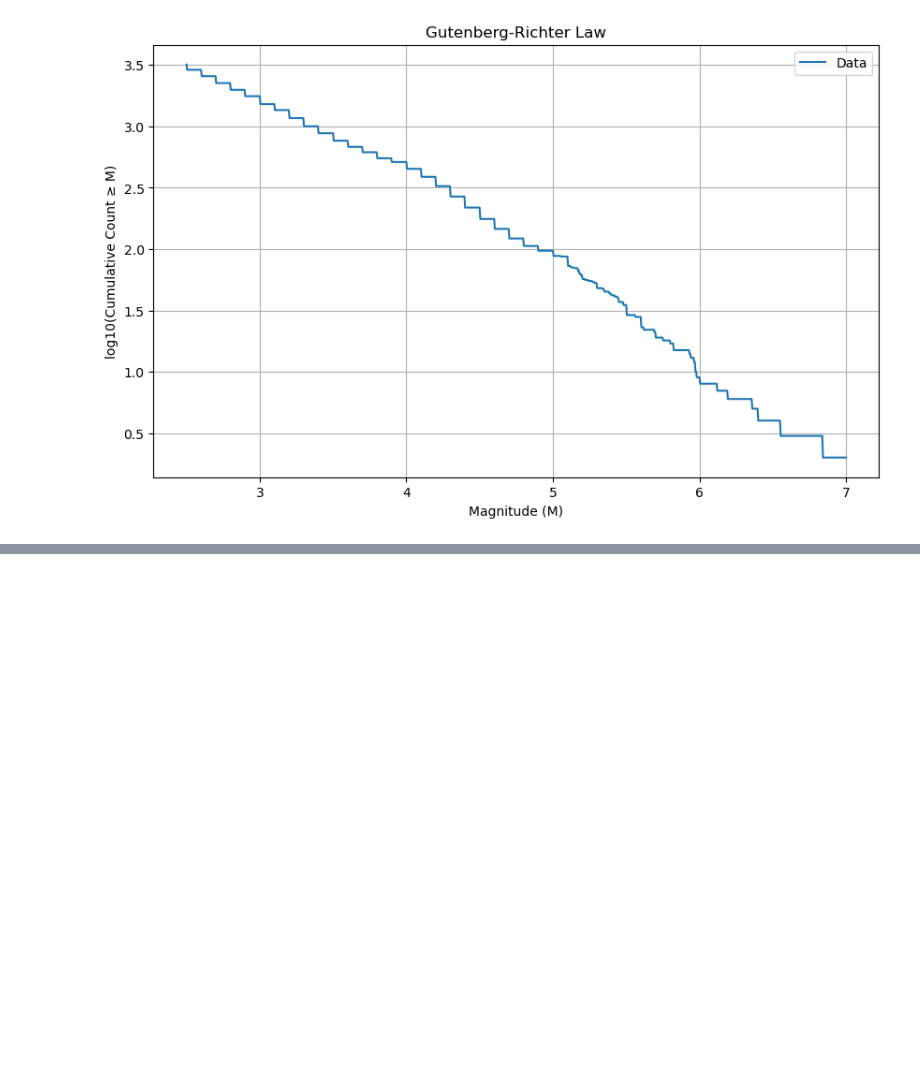
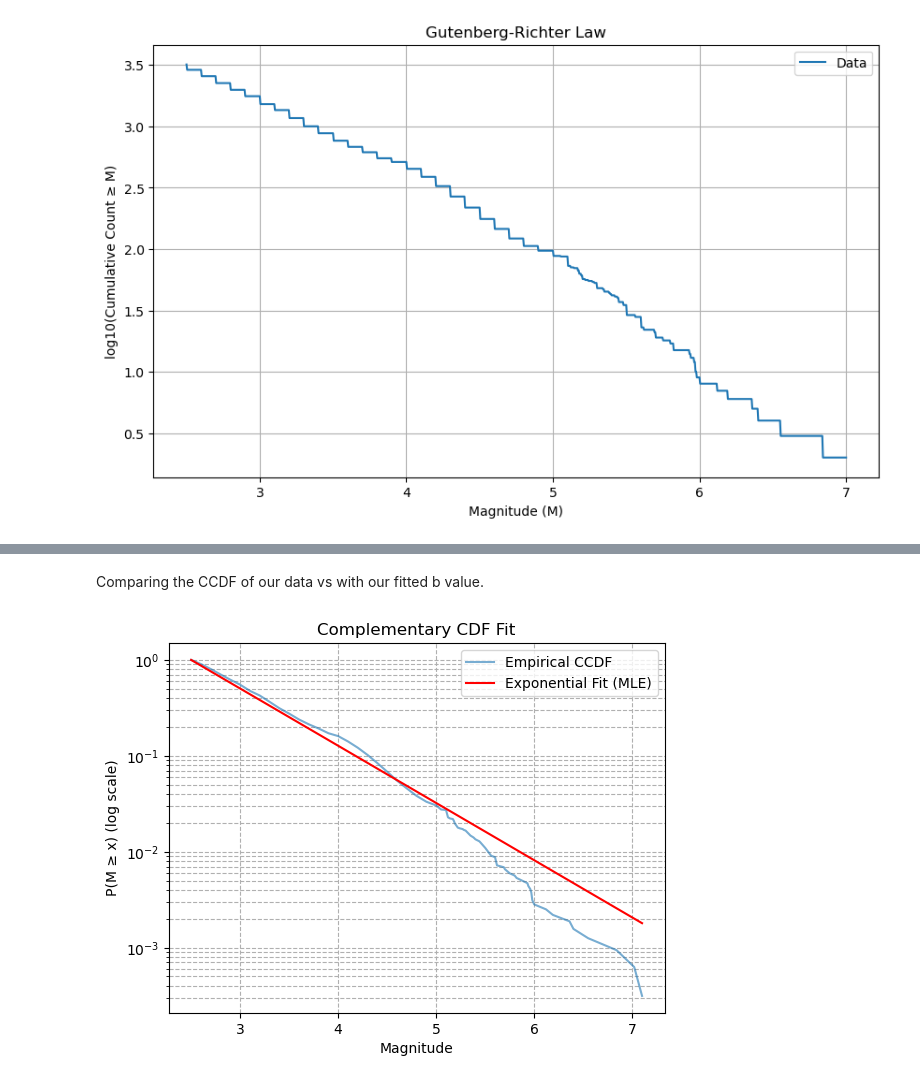
Before and after one commit to Luka-Radulovic/earthquake-statistical-analysis, a Jupyter notebook: data_preprocessing.ipynb, the cells around one changed output, grey strips where cells are left out. Saved outputs shown, nothing was run; the diff lists cells and outputs as text; code cells hidden in the pictures; blank space fills up the shorter version.

```diff
--- a/data_preprocessing.ipynb
+++ b/data_preprocessing.ipynb
@@ -103,0 +219,19 @@ plt.show()
+# %% [markdown]
+Comparing the CCDF of our data vs with our fitted b value.
+# %%
+sorted_mags = np.sort(magnitudes)
+ccdf_empirical = np.array([np.sum(magnitudes >= m) / len(magnitudes) for m in magnitudes])
+ccdf_theoretical = np.exp(-beta_mle * (sorted_mags - Mmin))
+
+plt.plot(sorted_mags, ccdf_empirical, label="Empirical CCDF",  linestyle='solid', alpha=0.6)
+plt.plot(sorted_mags, ccdf_theoretical, label="Exponential Fit (MLE)", color='r')
+
+plt.yscale('log')
+plt.xlabel("Magnitude")
+plt.ylabel("P(M ≥ x) (log scale)")
+plt.title("Complementary CDF Fit")
+plt.legend()
+plt.grid(True, which="both", ls="--")
+plt.show()
+# %% [output]
+[figure, added]
```
Also changed, not shown: parts of 17 cells of this notebook.
